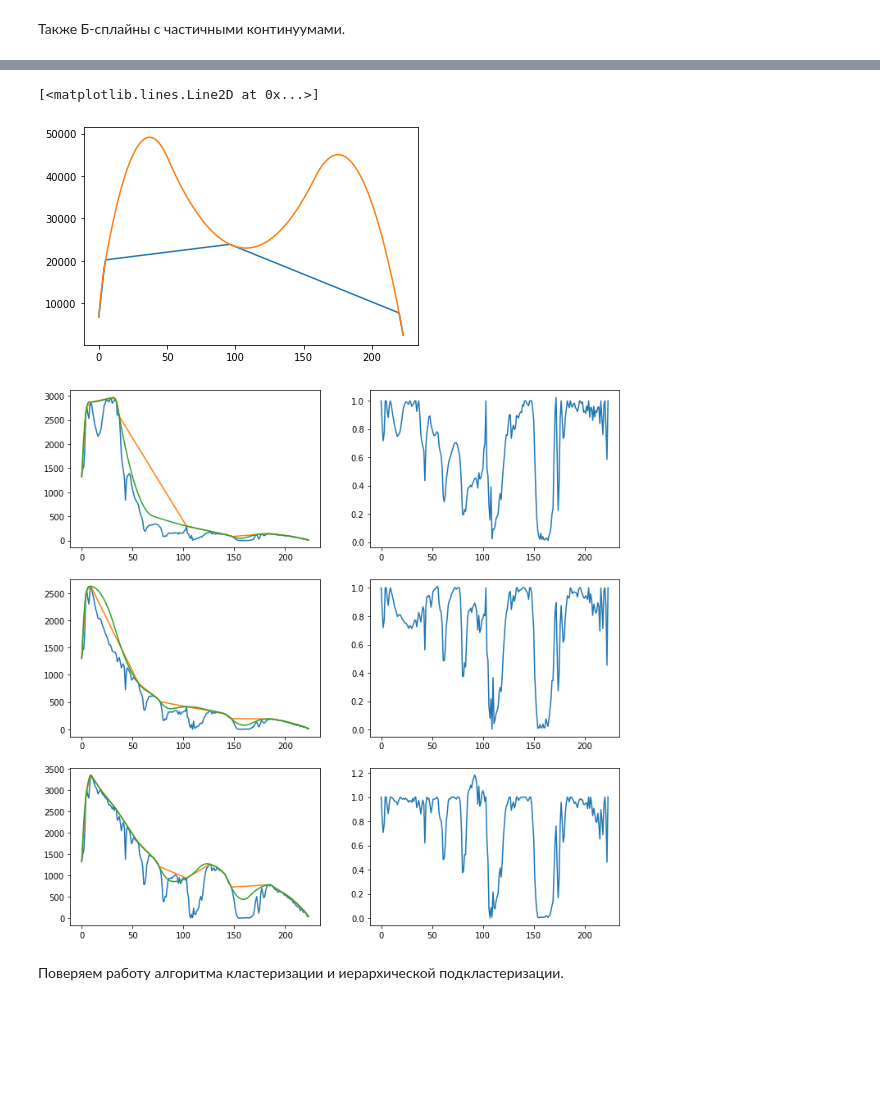
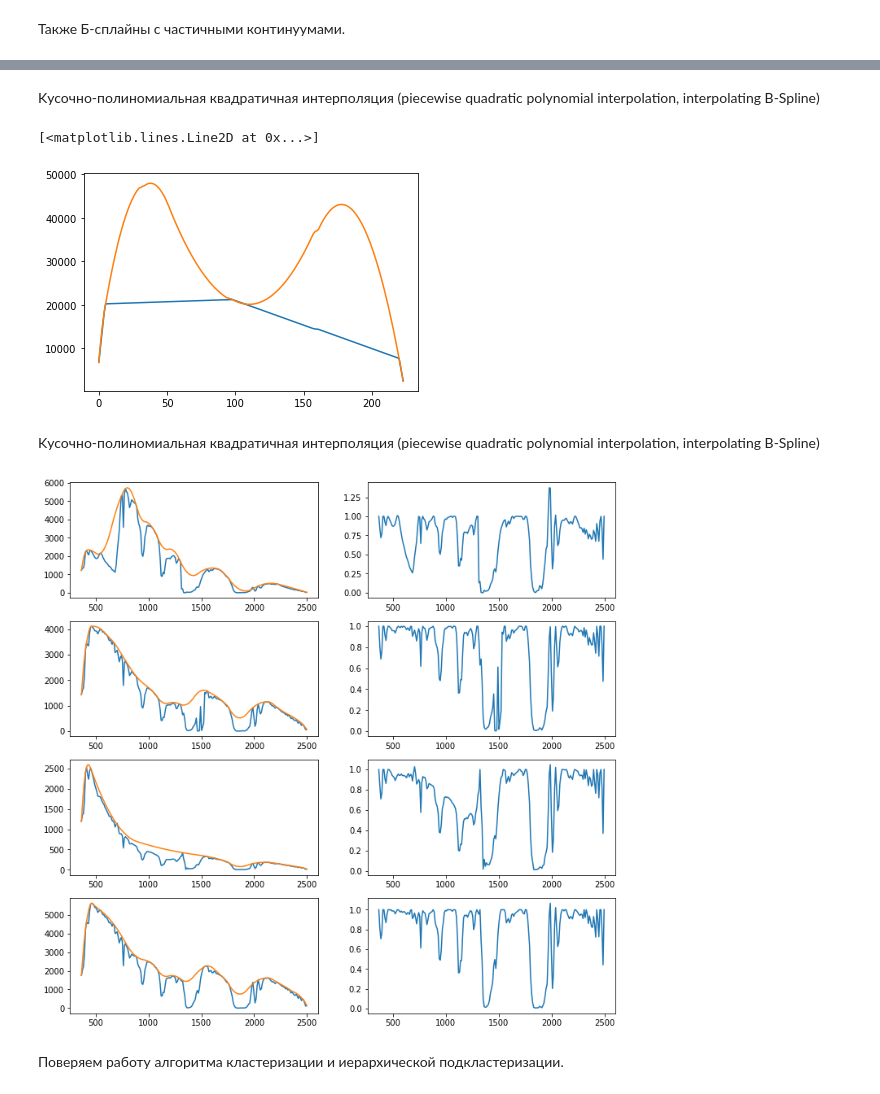
Before and after one commit to kormang/hyperspectralplayground, a Jupyter notebook: hyperspectral.ipynb, the cells around one changed output, grey strips where cells are left out. Saved outputs shown, nothing was run; the diff lists cells and outputs as text; code cells hidden in the pictures; blank space fills up the shorter version.

```diff
--- a/hyperspectral.ipynb
+++ b/hyperspectral.ipynb
@@ -82,12 +204,12 @@ from visual_utils import draw_common_2cols_graphs
 graphs = []
 
 for isig in interesting_signatures:
-    cont = pycontinuum(isig)
+    cont = pycontinuum(isig, wavelengths)
     cont_removed = pycontinuum_removed(isig, cont)
     graphs.append([
         [isig, cont],
         [cont_removed]
     ])
 
-draw_common_2cols_graphs(graphs)
+draw_common_2cols_graphs(graphs, wavelengths)
 # %% [output]
@@ -198,11 +320,11 @@ from custo_math_funcs import bspline3_from_points, bspline2_from_points
 from visual_utils import draw_common_2cols_graphs
 step = 3
 graphs = []
-cont = pycontinuum(maxes)
-cont_points = pycontinuum_points(maxes)
+cont = pycontinuum(maxes, wavelengths)
+cont_points = pycontinuum_points(maxes, wavelengths)
 print(cont_points)
-cont_bspline3 = bspline3_from_points(cont_points)
-cont_bspline2 = bspline2_from_points(cont_points)
+cont_bspline3 = bspline3_from_points(cont_points, wavelengths)
+cont_bspline2 = bspline2_from_points(cont_points, wavelengths)
 
 for isig in interesting_signatures:
     cont_removed = pycontinuum_removed(isig, cont_bspline3)
@@ -211,5 +333,5 @@ for isig in interesting_signatures:
         [cont_removed]
     ])
 
-draw_common_2cols_graphs(graphs)
+draw_common_2cols_graphs(graphs, wavelengths)
 # %% [output]
@@ -224,12 +346,12 @@ step = 3
 graphs = []
 
 for isig in interesting_signatures:
-    cont = pypartial_continuum(isig, step)
+    cont = pypartial_continuum(isig, wavelengths, step)
     cont_removed = pycontinuum_removed(isig, cont_bspline3)
     graphs.append([
         [isig, cont],
         [cont_removed]
     ])
 
-draw_common_2cols_graphs(graphs)
+draw_common_2cols_graphs(graphs, wavelengths)
 # %% [output]
@@ -244,13 +366,14 @@ step = 8
 graphs = []
 
 for isig in interesting_signatures:
-    cont = pypartial_continuum(isig, step)
-    cont_bspline3 = bspline3_from_points(pypartial_continuum_points(isig, step))
+    cont = pypartial_continuum(isig, wavelengths, step)
+    points = pypartial_continuum_points(isig, wavelengths, step)
+    cont_bspline3 = bspline3_from_points(points, wavelengths)
     cont_removed = pycontinuum_removed(isig, cont_bspline3)
     graphs.append([
         [isig, cont_bspline3],
         [cont_removed]
     ])
 
-draw_common_2cols_graphs(graphs)
+draw_common_2cols_graphs(graphs, wavelengths)
 # %% [output]
@@ -258,31 +381,36 @@ draw_common_2cols_graphs(graphs)
+# %% [markdown]
+Kусочно-полиномиальная квадратичная интерполяция (piecewise quadratic polynomial interpolation, interpolating B-Spline)
 # %%
 from pycontinuum import pycontinuum, pycontinuum_removed, pycontinuum_points, interpolate_points
-cont = pycontinuum(maxes)
-cont_points = pycontinuum_points(maxes)
-cont_interp = interpolate_points(cont_points, kind='quadratic')
+cont = pycontinuum(maxes, wavelengths)
+cont_points = pycontinuum_points(maxes, wavelengths)
+cont_interp = interpolate_points(cont_points, wavelengths, kind='quadratic')
 pylab.plot(cont)
 pylab.plot(cont_interp)
 # %% [output]
 [<matplotlib.lines.Line2D at 0x...>]
-[figure, old version]
+[figure, new version]
+# %% [markdown]
+Kусочно-полиномиальная квадратичная интерполяция (piecewise quadratic polynomial interpolation, interpolating B-Spline)
 # %%
 from pycontinuum import pypartial_continuum, pycontinuum_removed, pypartial_continuum_points, interpolate_points
 from visual_utils import draw_common_2cols_graphs
 step = 8
 graphs = []
 
 for isig in interesting_signatures:
-    cont = pypartial_continuum(isig, step)
-    interp_continuum  = interpolate_points(pypartial_continuum_points(isig, step), kind='quadratic')
+    cont = pypartial_continuum(isig, wavelengths, step)
+    points = pypartial_continuum_points(isig, wavelengths, step)
+    interp_continuum  = interpolate_points(points, wavelengths, kind='quadratic')
     cont_removed = pycontinuum_removed(isig, interp_continuum)
     graphs.append([
-        [isig, cont, interp_continuum],
+        [isig, interp_continuum],
         [cont_removed]
     ])
 
-draw_common_2cols_graphs(graphs)
+draw_common_2cols_graphs(graphs, wavelengths)
 # %% [output]
-[figure, old version]
+[figure, new version]
 # %% [markdown]
 Поверяем работу алгоритма кластеризации и иерархической подкластеризации.
 # %%
```
Also changed, not shown: parts of 35 cells of this notebook, 6 other files.
